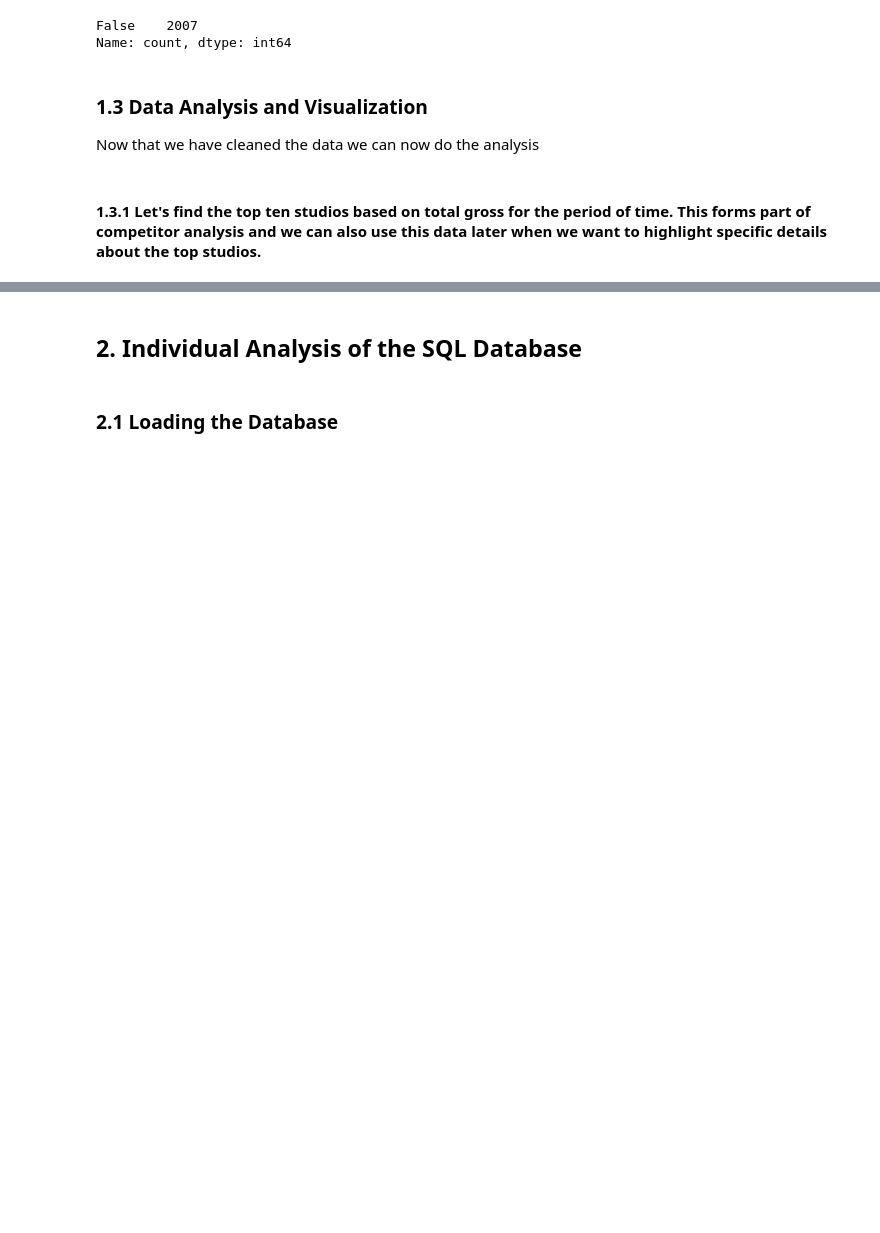
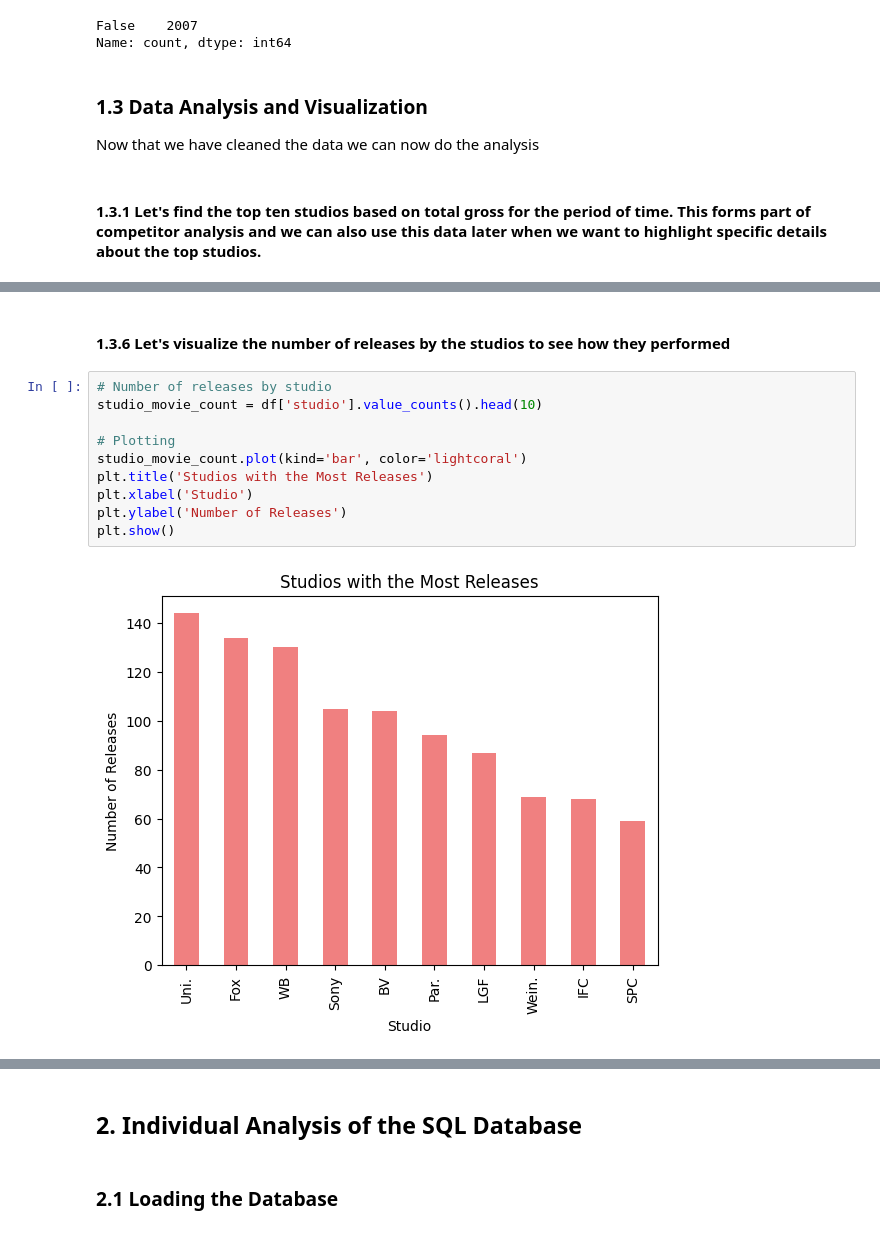
Before and after one commit to phelanthropus/Microsoft-Analysis, a Jupyter notebook: Microsoft Analysis.ipynb, the cells around one changed output, grey strips where cells are left out. Saved outputs shown, nothing was run; the diff lists cells and outputs as text; blank space fills up the shorter version.

```diff
--- a/Microsoft Analysis.ipynb
+++ b/Microsoft Analysis.ipynb
@@ -280,0 +262,14 @@ memory usage: 94.1+ KB
+# %% [markdown]
+#### 1.3.6 Let's visualize the number of releases by the studios to see how they performed
+# %%
+# Number of releases by studio
+studio_movie_count = df['studio'].value_counts().head(10)
+
+# Plotting
+studio_movie_count.plot(kind='bar', color='lightcoral')
+plt.title('Studios with the Most Releases')
+plt.xlabel('Studio')
+plt.ylabel('Number of Releases')
+plt.show()
+# %% [output]
+[figure, added]
```
Also changed, not shown: parts of 17 cells of this notebook.
